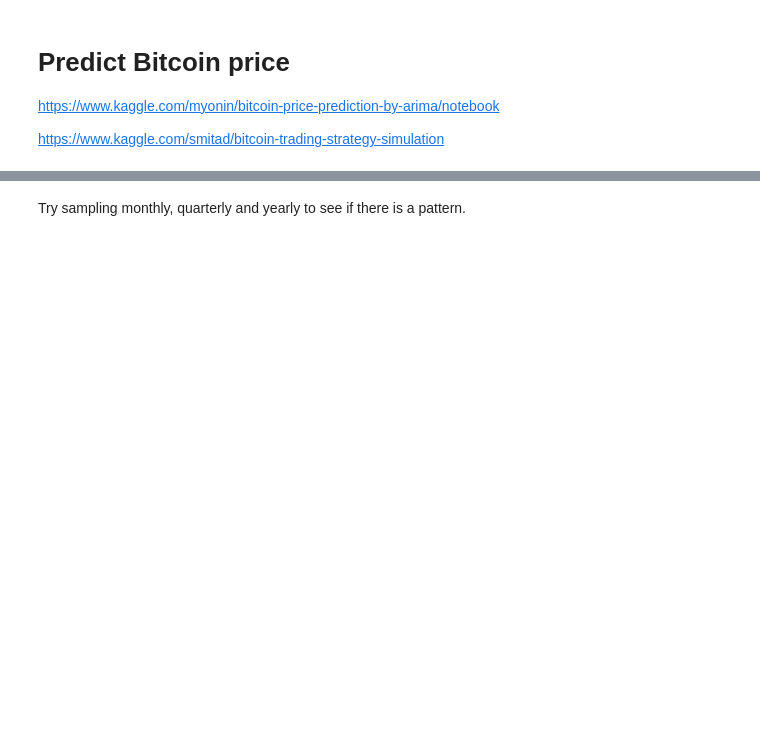
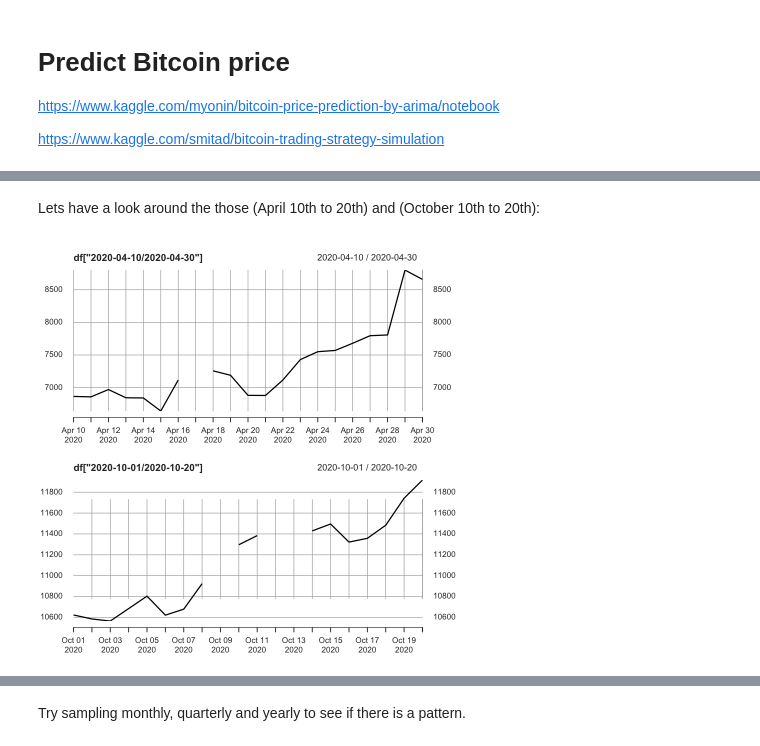
Before and after one commit to touchmebb/Projects, a Jupyter notebook: Bitcoin price prediction/Bitcoin price prediction with ARIMA.ipynb, the cells around one changed output, grey strips where cells are left out. Saved outputs shown, nothing was run; the diff lists cells and outputs as text; code cells hidden in the pictures; blank space fills up the shorter version.

```diff
--- a/Bitcoin price prediction/Bitcoin price prediction with ARIMA.ipynb
+++ b/Bitcoin price prediction/Bitcoin price prediction with ARIMA.ipynb
@@ -46,0 +54,9 @@ ggplot(df2) +
+# %% [markdown]
+Lets have a look around the those (April 10th to 20th) and (October 10th to 20th):
+# %%
+# plot the periods
+par(mfrow = c(2, 1))
+plot(df["2020-04-10/2020-04-30"], type = "l", col = "black")
+plot(df["2020-10-01/2020-10-20"], type = "l", col = "black")
+# %% [output]
+[figure, added]
```
Also changed, not shown: parts of 16 cells of this notebook, 2 other files.
